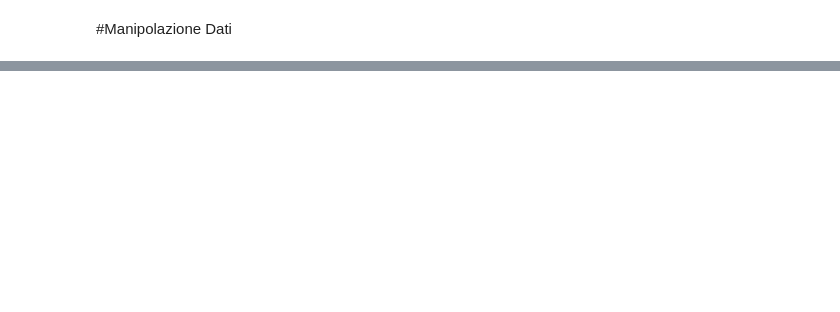
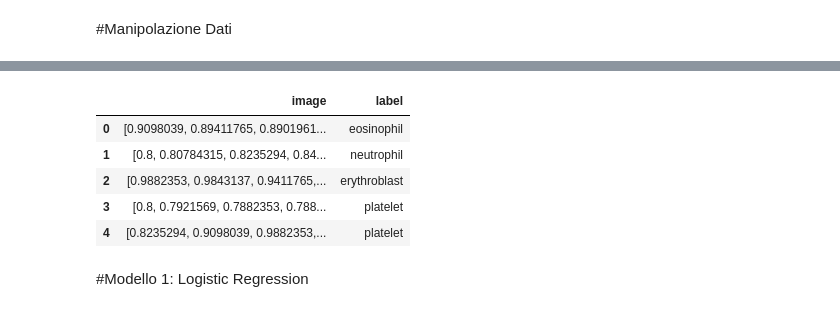
Before and after one commit to GiacomoMM/blood-cell-classification-detection, a Jupyter notebook: Progetto_LabIA.ipynb, the cells around one changed output, grey strips where cells are left out. Saved outputs shown, nothing was run; the diff lists cells and outputs as text; code cells hidden in the pictures; blank space fills up the shorter version.

```diff
--- a/Progetto_LabIA.ipynb
+++ b/Progetto_LabIA.ipynb
@@ -184,13 +184,2 @@ plt.show()
 # %% [markdown]
 #Manipolazione Dati
-# %%
-data = []
-for idx, (image, label) in enumerate(dataset):
-    image_np = np.asarray(image)
-    data.append({
-        "image": image_np.flatten(),
-        "label": dataset.classes[label],
-    })
-df = pd.DataFrame(data)
-df = df.sample(frac=1).reset_index(drop=True)
-df.head()
@@ -220,0 +231,39 @@ plt.show()
+# %%
+data = []
+for idx, (image, label) in enumerate(train_dataset):
+    image_np = np.asarray(image)
+    data.append({
+        "image": image_np.flatten(),
+        "label": dataset.classes[label],
+    })
+train_pd = pd.DataFrame(data)
+train_pd = train_pd.sample(frac=1).reset_index(drop=True)
+
+data = []
+for idx, (image, label) in enumerate(val_dataset):
+    image_np = np.asarray(image)
+    data.append({
+        "image": image_np.flatten(),
+        "label": dataset.classes[label],
+    })
+val_pd = pd.DataFrame(data)
+val_pd = val_pd.sample(frac=1).reset_index(drop=True)
+
+data = []
+for idx, (image, label) in enumerate(test_dataset):
+    image_np = np.asarray(image)
+    data.append({
+        "image": image_np.flatten(),
+        "label": dataset.classes[label],
+    })
+test_pd = pd.DataFrame(data)
+test_pd = val_pd.sample(frac=1).reset_index(drop=True)
+
+train_pd.head()
+# %% [output]
+|  | image | label |
+| 0 | [0.9098039, 0.89411765, 0.8901961... | eosinophil |
+| 1 | [0.8, 0.80784315, 0.8235294, 0.84... | neutrophil |
+| 2 | [0.9882353, 0.9843137, 0.9411765,... | erythroblast |
+| 3 | [0.8, 0.7921569, 0.7882353, 0.788... | platelet |
+| 4 | [0.8235294, 0.9098039, 0.9882353,... | platelet |
@@ -220,0 +280,2 @@ plt.show()
+# %% [markdown]
+#Modello 1: Logistic Regression
```
Also changed, not shown: parts of 17 cells of this notebook.
